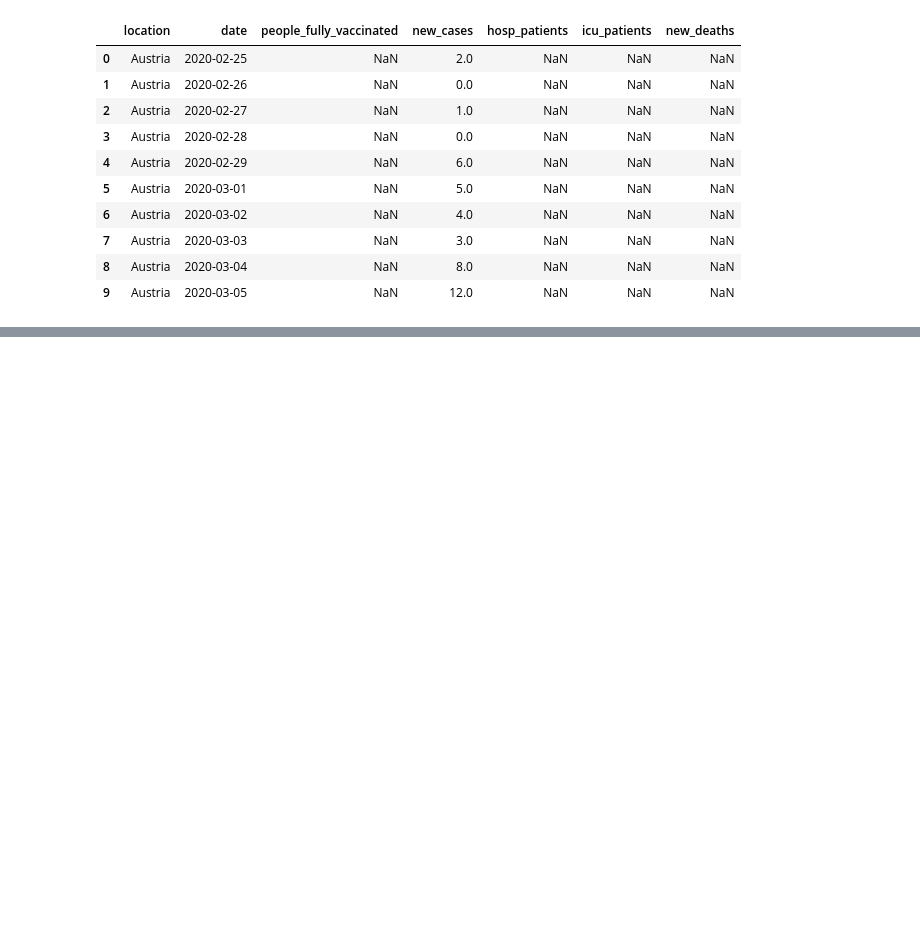
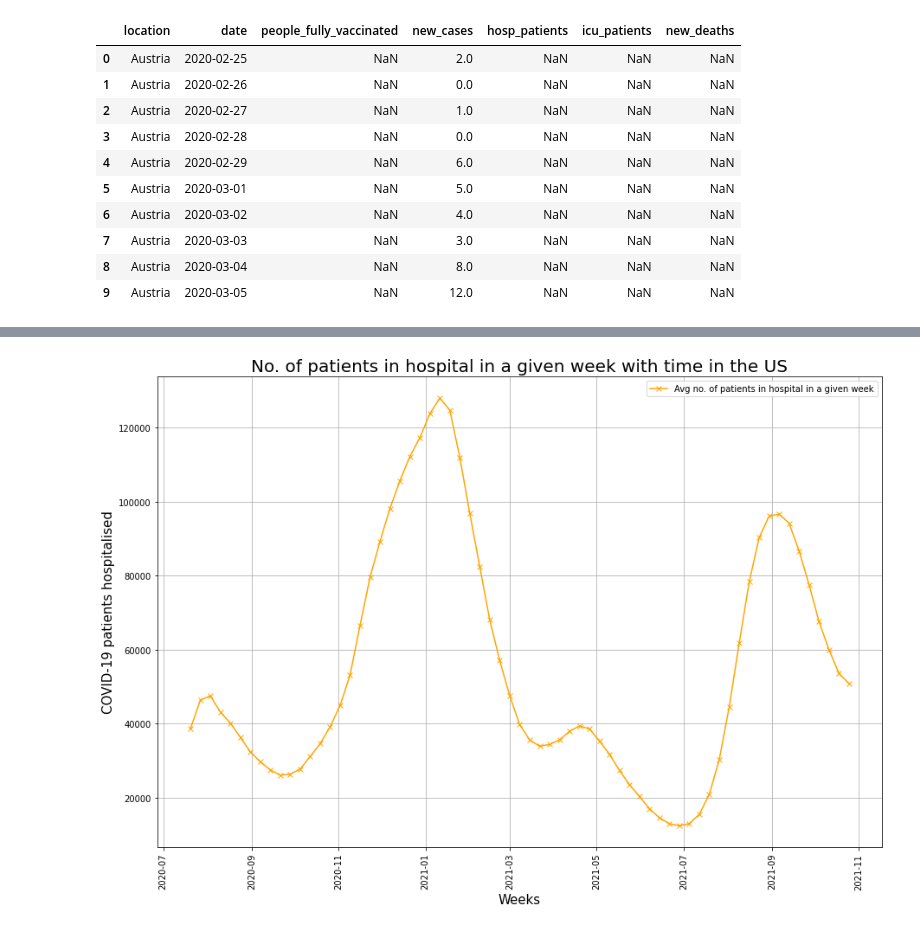
Before and after one commit to Waltontan/Project_Covid, a Jupyter notebook: q2-cleaning.ipynb, the cells around one changed output, grey strips where cells are left out. Drawn from its saved outputs; the diff is of its cells as text; code cells hidden in the pictures; blank space fills up the shorter version.

```diff
--- a/q2-cleaning.ipynb
+++ b/q2-cleaning.ipynb
@@ -209,0 +365,30 @@ fig.suptitle(f"{overall_title}")
+# %%
+#plot to demostrate no. of patients in hospital in a given week with time in the US
+
+x_axis3 = df1_USA["date"]
+y_axis3 = df1_USA["hosp_patients"]
+
+plt.figure(figsize=(15,10))
+plt.plot(x_axis3,y_axis3, marker ='x', color='orange', label= "Avg no. of patients in hospital in a given week")
+plt.xticks(rotation="vertical")
+
+# Create title and labels for the X and Y axis
+plt.title("No. of patients in hospital in a given week with time in the US", fontsize = 20)
+plt.xlabel("Weeks", fontsize = 15)
+plt.ylabel("COVID-19 patients hospitalised", fontsize = 15)
+
+# Adds a legend and sets its location to the lower right
+plt.legend(loc="best")
+
+# # Set the limits for the X and Y axes
+# plt.xlim(0,120)
+# plt.ylim(5,95)
+
+# Add in a grid for the chart
+plt.grid()
+
+# Saves an image of our chart so that we can view it in a folder
+plt.savefig("Output_Images/line_plot3_USA.png")
+plt.show()
+# %% [output]
+[figure, added]
```
Also changed, not shown: parts of 25 cells of this notebook, 7 other files.
